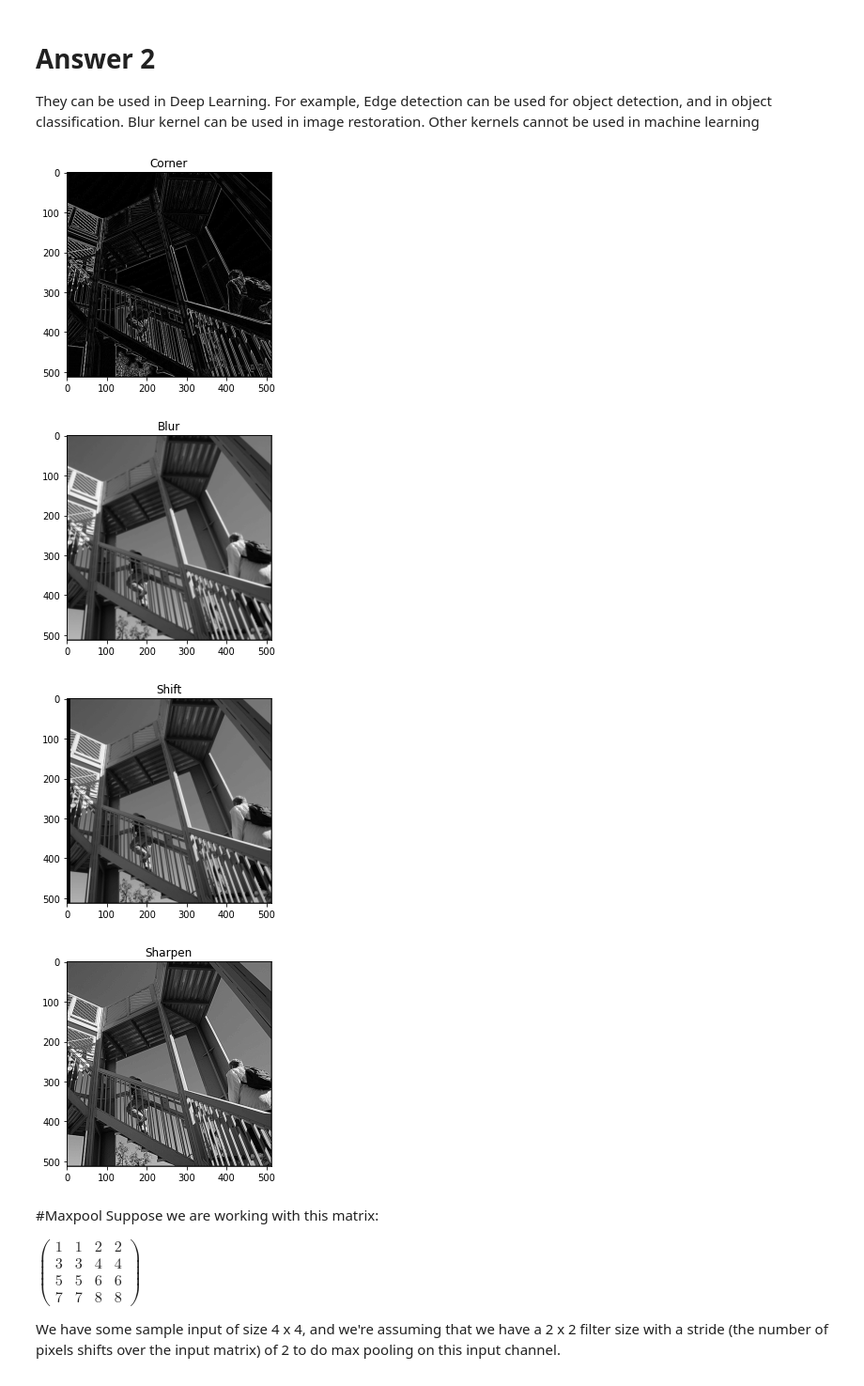
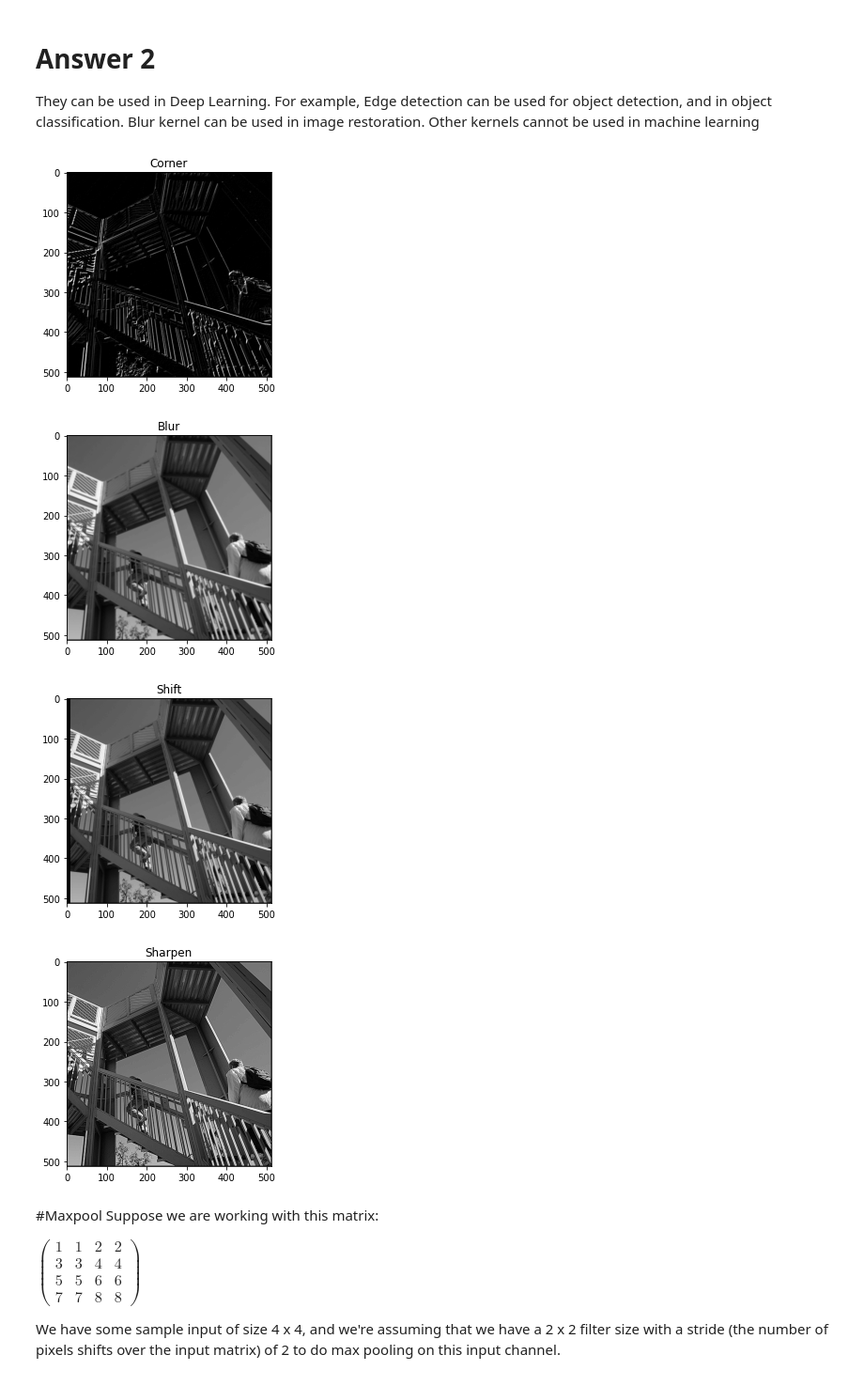
Before and after one commit to Hassanmushtaq524/FutureMakers22, a Jupyter notebook: Day_6_Introduction_to_CNNs_HAS.ipynb, the cells around one changed output. Shown at 94% size. Drawn from its saved outputs; the diff is of its cells as text; code cells hidden in the pictures.

```diff
--- a/Day_6_Introduction_to_CNNs_HAS.ipynb
+++ b/Day_6_Introduction_to_CNNs_HAS.ipynb
@@ -208,9 +208,9 @@ import math
 
 # Change corner detection filter values here
 
-kernel_corner = np.array([[-1,-1,-1],
-                        [-1,8,-1],
-                        [-1,-1,-1]])
+kernel_corner = np.array([[1,1,0],
+                        [1,0,-1],
+                        [0,-1,-1]])
 
 img_corner = convolute(img, size_x, size_y, kernel_corner)
 
@@ -267,34 +267,34 @@ plt.show()
 
 ## use the same kernel / convolution / plotting code as above - make sure you change the variable names accordingly
 """
 kernel_rotation = np.array([[math.cos(60),-math.sin(60),0],
                             [math.sin(60),math.cos(60),0],
                             [0,0,1]])
 img_rotation = convolute(img, size_x, size_y, kernel_rotation)
 
 plt.gray()
 plt.grid(False)
 plt.imshow(img_rotation)
 plt.title('Rotation')
 plt.show()
 """
 
 # Change sharpen filter values here
 
 ## use the same kernel / convolution / plotting code as above - make sure you change the variable names accordingly
 
 kernel_sharpen = np.array([[0,-1,0],
                         [-1,5,-1],
                         [0,-1,0]])
 img_sharpen = convolute(img, size_x, size_y, kernel_sharpen)
 
 plt.gray()
 plt.grid(False)
 plt.imshow(img_sharpen)
 plt.title('Sharpen')
 plt.show()
 # %% [output]
-[figure, old version]
+[figure, new version]
 [figure]
 [figure]
 [figure]
```
Also changed, not shown: parts of 4 cells of this notebook.
